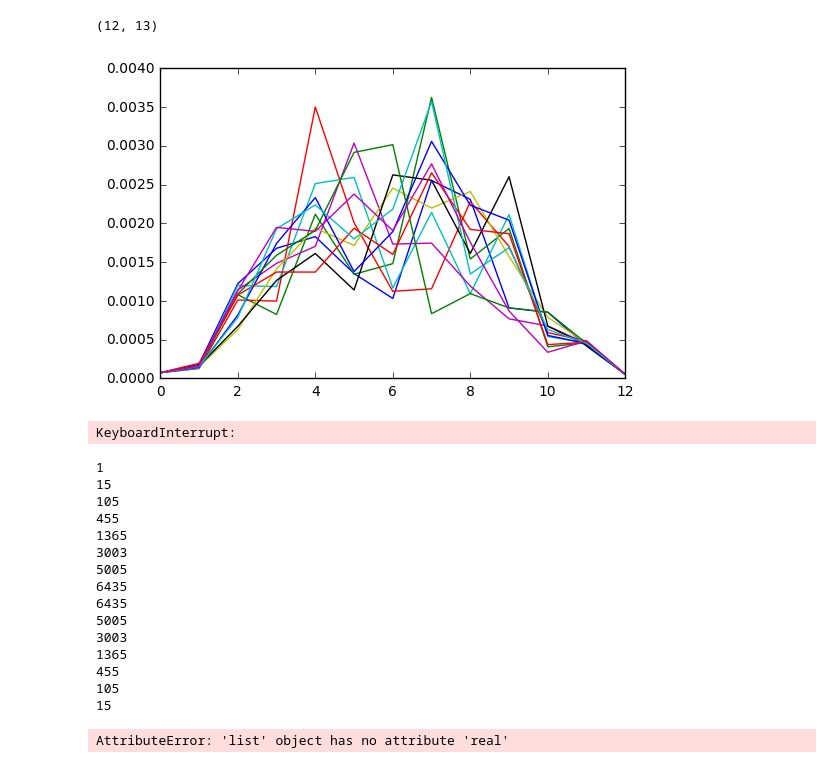
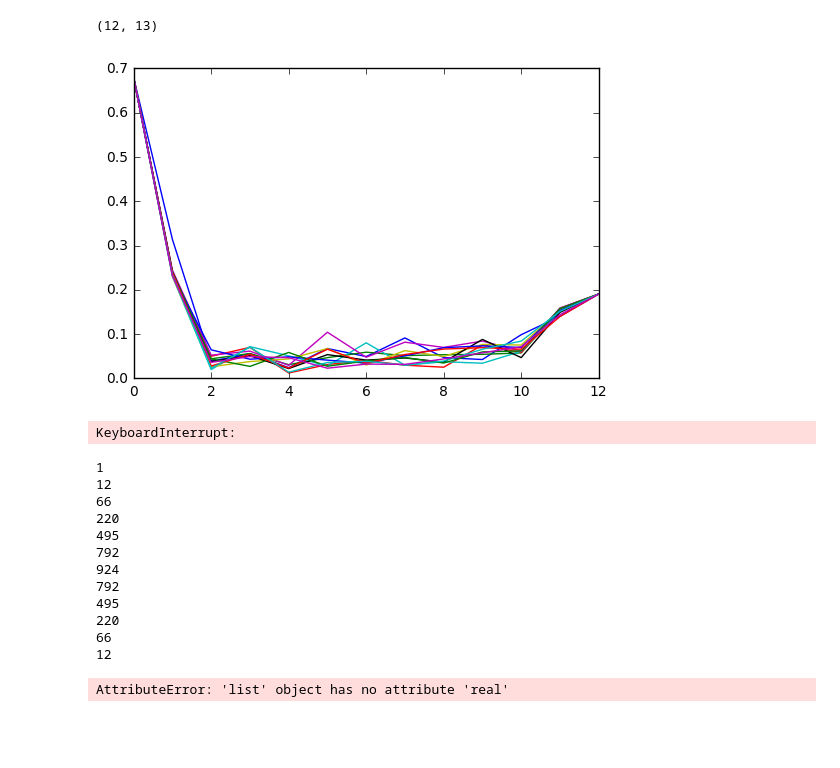
Before and after one commit to cnstahl/Asymmetric, a Jupyter notebook: python/Hamiltonian/Z OTOC.ipynb, the cells around one changed output. Cells and saved outputs as stored; diff of their text form; code cells hidden in the pictures; blank space fills up the shorter version.

Commit message:
working on size cutoff code

```diff
--- a/python/Hamiltonian/Z OTOC.ipynb
+++ b/python/Hamiltonian/Z OTOC.ipynb
@@ -118,14 +120,15 @@ for i in range(nvecs):
 # %%
-_, std = qm.mean_and_std(OTOCss)
+OTOCss = np.load("data/vec_size_OTOCs.npy")
+mean, std = qm.mean_and_std(OTOCss[:5])
 np.shape(std)
 # %% [output]
 (12, 13)
 # %%
-for i in range(L):
-    plt.plot(std[i])
+for i in range(np.shape(std)[0]):
+    plt.plot(std[i]/mean[i])
 plt.show()
 # %% [output]
-[figure, old version]
+[figure, new version]
 # %%
 Z0t = spla.expm(2j*H)*z_list[0]*spla.expm(-2j*H)
 B = x_list[2]
@@ -134,25 +137,22 @@ comm = Z0t*B - B*Z0t
 # %% [output]
 KeyboardInterrupt:
 # %%
-L = 15
+L = 12
 for i in range(L):
     print((int)(comb(L,i)))
 # %% [output]
 1
-15
-105
-455
-1365
-3003
-5005
-6435
-6435
-5005
-3003
-1365
-455
-105
-15
+12
+66
+220
+495
+792
+924
+792
+495
+220
+66
+12
 # %%
 [1, 2, 1j].real
 # %% [output]
```
Also changed, not shown: parts of 1 cell of this notebook, 4 other files.
